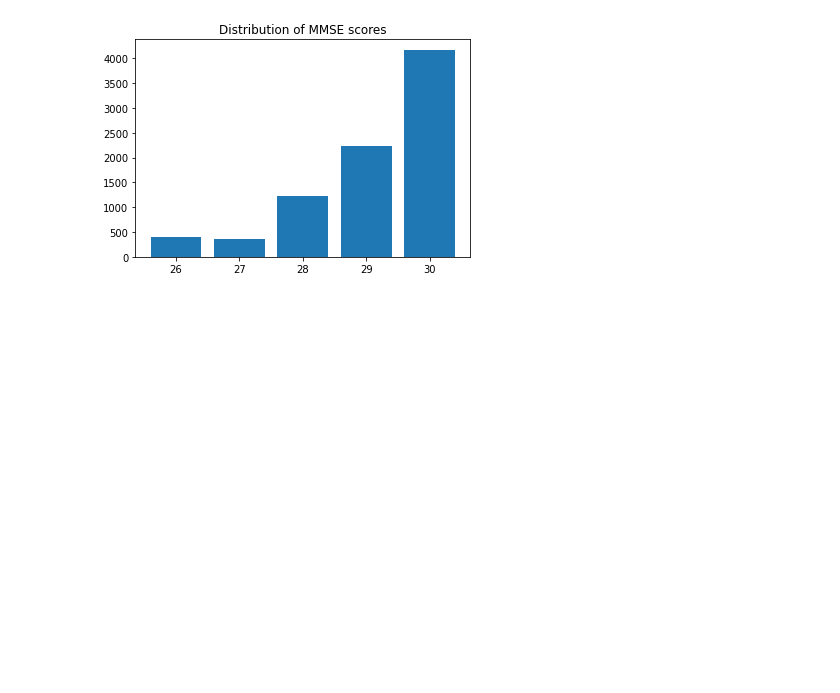
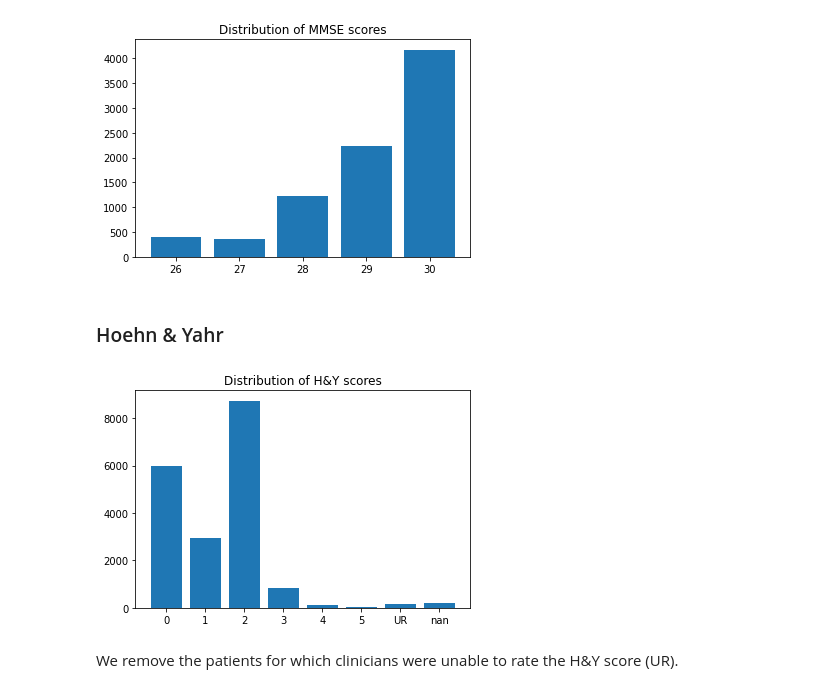
Before and after one commit to LivingPark-MRI/sterling-etal-2016, a Jupyter notebook: sterling-etal-2016.ipynb, the cells around one changed output. Saved outputs shown, nothing was run; the diff lists cells and outputs as text; code cells hidden in the pictures; blank space fills up the shorter version.

```diff
--- a/sterling-etal-2016.ipynb
+++ b/sterling-etal-2016.ipynb
@@ -251,3 +250,17 @@ plt.title("Distribution of MMSE scores")
 reformat_plot_labels(dist, ax, 1)
 # %% [output]
 [figure]
+# %% [markdown]
+### Hoehn & Yahr
+# %%
+updrs3 = pd.read_csv(os.path.join(data_dir, "MDS_UPDRS_Part_III.csv"))[
+    ["PATNO", "EVENT_ID", "PDSTATE", "PDTRTMNT", "NP3TOT", "NHY"]
+]
+dist = updrs3.groupby(["NHY"], dropna=False).size()
+
+plt.bar(dist.index.astype(str), dist.values)
+plt.title("Distribution of H&Y scores");
+# %% [output]
+[figure, added]
+# %% [markdown]
+We remove the patients for which clinicians were unable to rate the H&Y score (UR).
```
Also changed, not shown: parts of 4 cells of this notebook.
